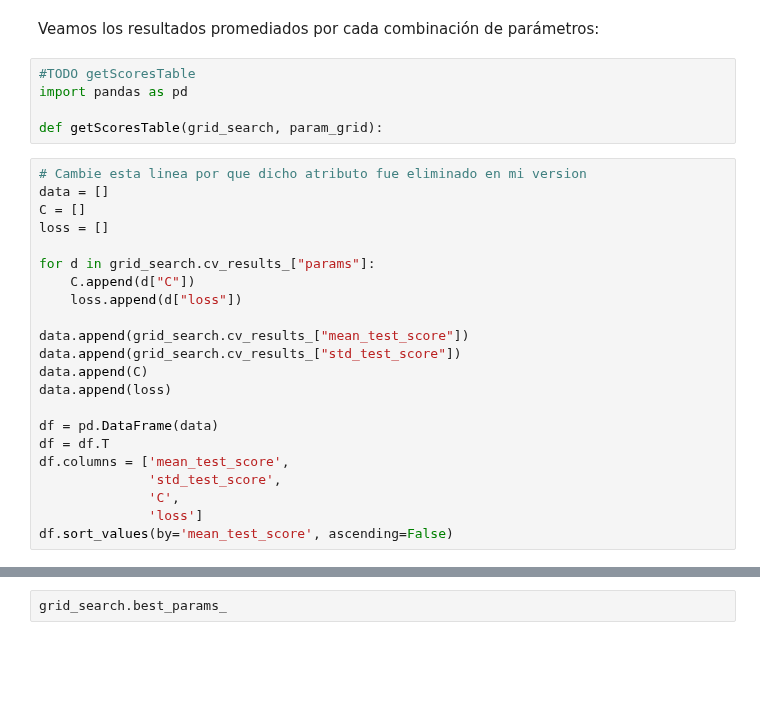
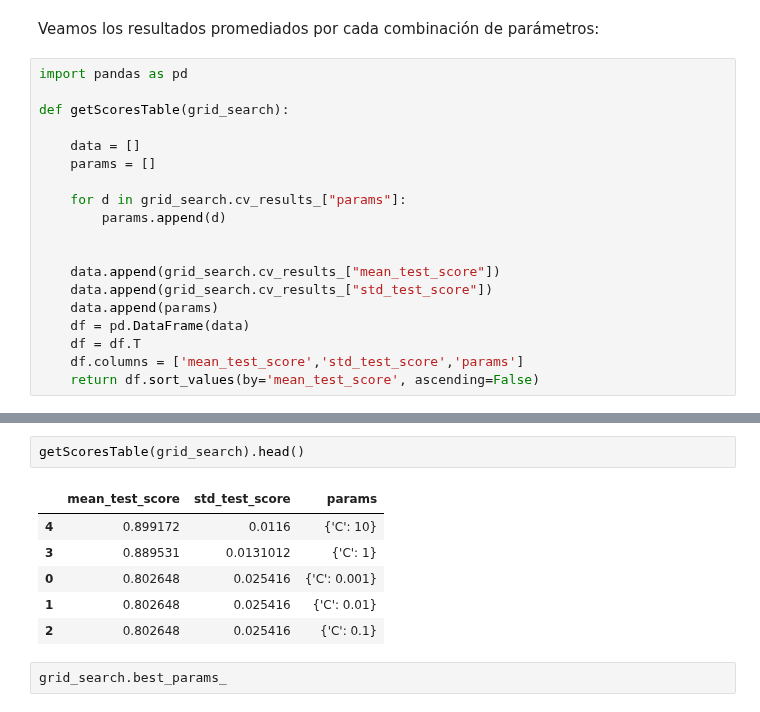
Before and after one commit to ppalomanes/acamica-ds, a Jupyter notebook: entrega05/recursos_proyecto_5.ipynb, the cells around one changed output, grey strips where cells are left out. Drawn from its saved outputs; the diff is of its cells as text; blank space fills up the shorter version.

Commit message:
def grid_socres_table

```diff
--- a/entrega05/recursos_proyecto_5.ipynb
+++ b/entrega05/recursos_proyecto_5.ipynb
@@ -152,29 +160,21 @@ KeyboardInterrupt:
 # %% [markdown]
 Veamos los resultados promediados por cada combinación de parámetros:
-# %%
-#TODO getScoresTable
-import pandas as pd
-
-def getScoresTable(grid_search, param_grid):
 # %%
-# Cambie esta linea por que dicho atributo fue eliminado en mi version
-data = []
-C = []
-loss = []
+import pandas as pd
 
-for d in grid_search.cv_results_["params"]:
-    C.append(d["C"])
-    loss.append(d["loss"])
+def getScoresTable(grid_search):
 
-data.append(grid_search.cv_results_["mean_test_score"])
-data.append(grid_search.cv_results_["std_test_score"])
-data.append(C)
-data.append(loss)
+    data = []
+    params = []
 
-df = pd.DataFrame(data)
-df = df.T
-df.columns = ['mean_test_score',
-              'std_test_score',
-              'C',
-              'loss']
-df.sort_values(by='mean_test_score', ascending=False)
+    for d in grid_search.cv_results_["params"]:
+        params.append(d)
+
+
+    data.append(grid_search.cv_results_["mean_test_score"])
+    data.append(grid_search.cv_results_["std_test_score"])
+    data.append(params)
+    df = pd.DataFrame(data)
+    df = df.T
+    df.columns = ['mean_test_score','std_test_score','params']
+    return df.sort_values(by='mean_test_score', ascending=False)
@@ -193,3 +181,12 @@ df.sort_values(by='mean_test_score', ascending=False)
+# %%
+getScoresTable(grid_search).head()
+# %% [output]
+|  | mean_test_score | std_test_score | params |
+| 4 | 0.899172 | 0.0116 | {'C': 10} |
+| 3 | 0.889531 | 0.0131012 | {'C': 1} |
+| 0 | 0.802648 | 0.025416 | {'C': 0.001} |
+| 1 | 0.802648 | 0.025416 | {'C': 0.01} |
+| 2 | 0.802648 | 0.025416 | {'C': 0.1} |
 # %%
 grid_search.best_params_
 # %% [output]
```
Also changed, not shown: parts of 13 cells of this notebook.
